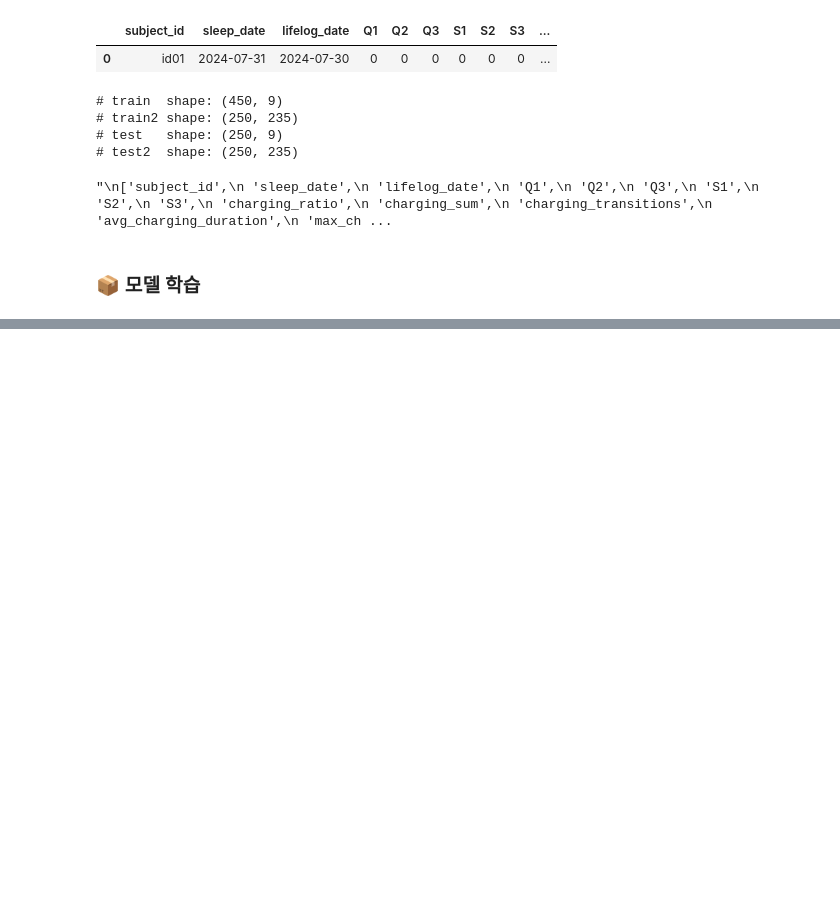
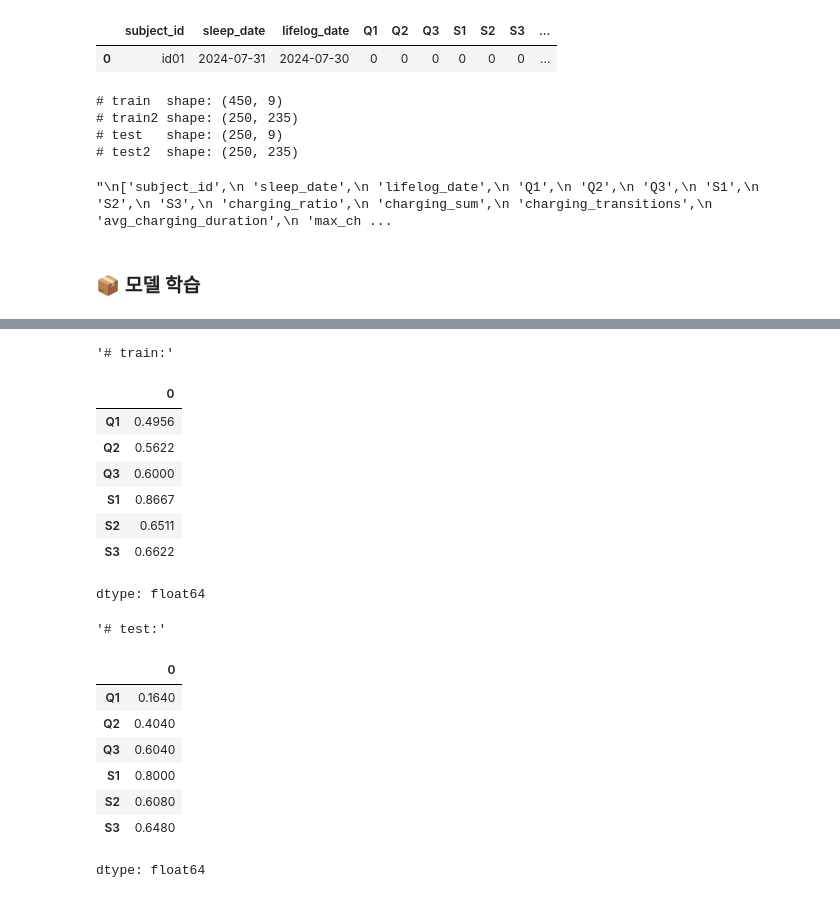
Before and after one commit to jacobgreen4477/Construction-Equipment-Oil-Condition-Classification-AI-Competition, a Jupyter notebook: ETRI_v1_0_0.ipynb, the cells around one changed output, grey strips where cells are left out. Cells and saved outputs as stored; diff of their text form; code cells hidden in the pictures; blank space fills up the shorter version.

Commit message:
Colab을 통해 생성됨

```diff
--- a/ETRI_v1_0_0.ipynb
+++ b/ETRI_v1_0_0.ipynb
@@ -1870,3 +1868,0 @@ test2 =  pd.read_parquet(f"{path}/test2.parquet")
-# %%
-train_df = train2.copy()
-test_df = test2.copy()
@@ -1921,0 +1869,16 @@ multiclass_pred = model_s1.predict(test_X)  # 🔥 클래스 직접 예측
+# %%
+# 타겟 리스트
+targets_binary = ['Q1', 'Q2', 'Q3', 'S2', 'S3']
+target_multiclass = 'S1'
+
+# 결과 저장
+binary_preds = {}
+multiclass_pred = None
+
+# 이진 분류 학습
+for col in targets_binary:
+    print(col)
+    binary_preds[col] = train_model(train_df,test_df,col,objective='binary')
+
+# 다중 분류 학습 (S1)
+multiclass_pred = train_model(train_df,test_df,'S1',objective='multiclass')
@@ -1921,0 +1903,22 @@ multiclass_pred = model_s1.predict(test_X)  # 🔥 클래스 직접 예측
+# %%
+# sample 기반 제출 포맷 가져오기
+submission_final = test[['subject_id', 'sleep_date', 'lifelog_date']].copy()
+
+# lifelog_date 기준으로 string → date 형식 통일
+submission_final['lifelog_date'] = pd.to_datetime(submission_final['lifelog_date']).dt.date
+
+# 다중 분류 예측 붙이기
+submission_final['S1'] = multiclass_pred
+
+# 이진 분류 결과 붙이기
+for col in ['Q1', 'Q2', 'Q3', 'S2', 'S3']:
+    submission_final[col] = np.where(binary_preds[col]>0.5,1,0)  # 확률 아닌 class 예측
+
+# 최종 제출 형식 정렬
+submission_final = submission_final[['subject_id', 'sleep_date', 'lifelog_date', 'Q1', 'Q2', 'Q3', 'S1', 'S2', 'S3']]
+
+# 저장
+submission_final.to_csv("submission_final.csv", index=False)
+
+from google.colab import files
+files.download("submission_final.csv")
@@ -1922 +1928,23 @@ multiclass_pred = model_s1.predict(test_X)  # 🔥 클래스 직접 예측
+# %%
+display('# train:',train[['Q1', 'Q2', 'Q3', 'S1', 'S2', 'S3']].mean())
+display('# test:',submission_final[['Q1', 'Q2', 'Q3', 'S1', 'S2', 'S3']].mean())
+# %% [output]
+'# train:'
+|  | 0 |
+| Q1 | 0.4956 |
+| Q2 | 0.5622 |
+| Q3 | 0.6000 |
+| S1 | 0.8667 |
+| S2 | 0.6511 |
+| S3 | 0.6622 |
+dtype: float64
+'# test:'
+|  | 0 |
+| Q1 | 0.1640 |
+| Q2 | 0.4040 |
+| Q3 | 0.6040 |
+| S1 | 0.8000 |
+| S2 | 0.6080 |
+| S3 | 0.6480 |
+dtype: float64
 # %%
```
Also changed, not shown: parts of 10 cells of this notebook.
